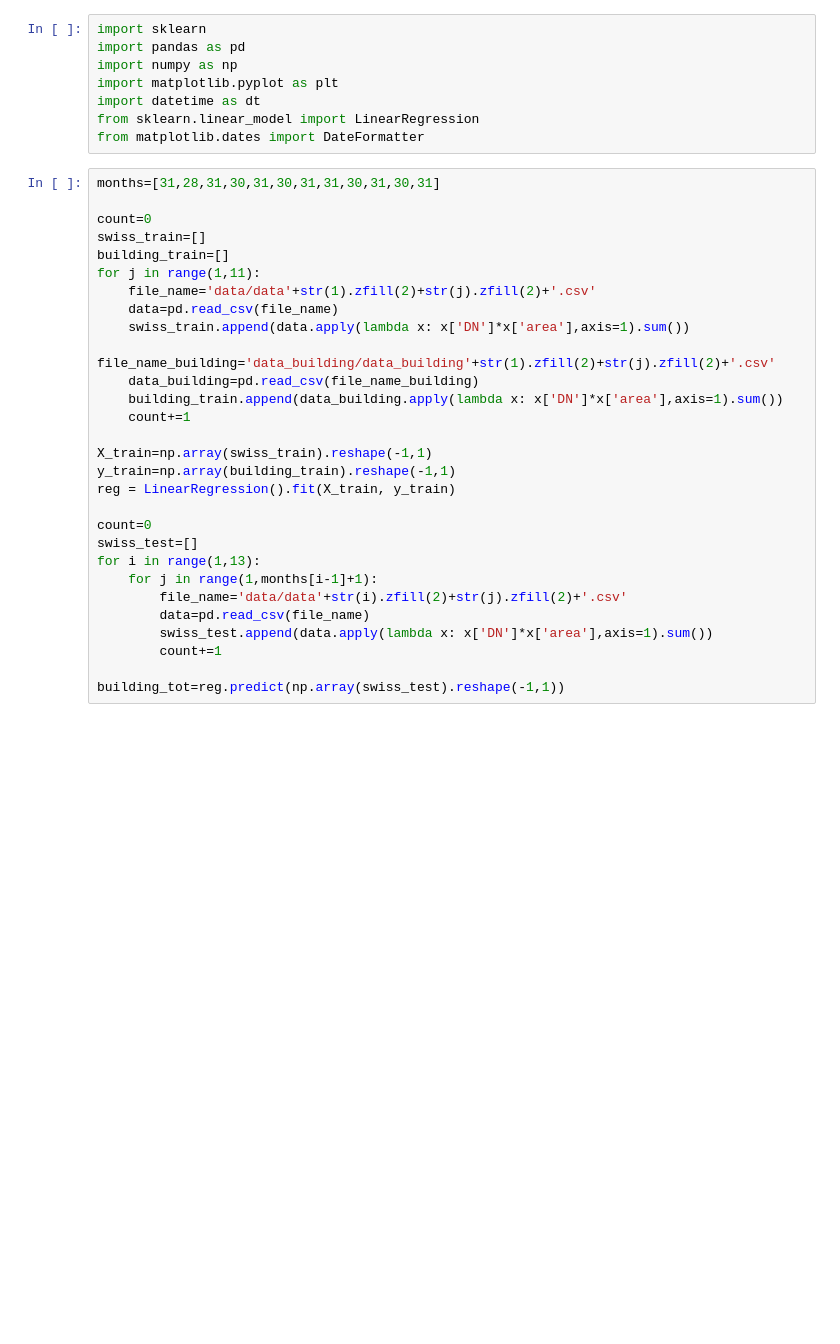
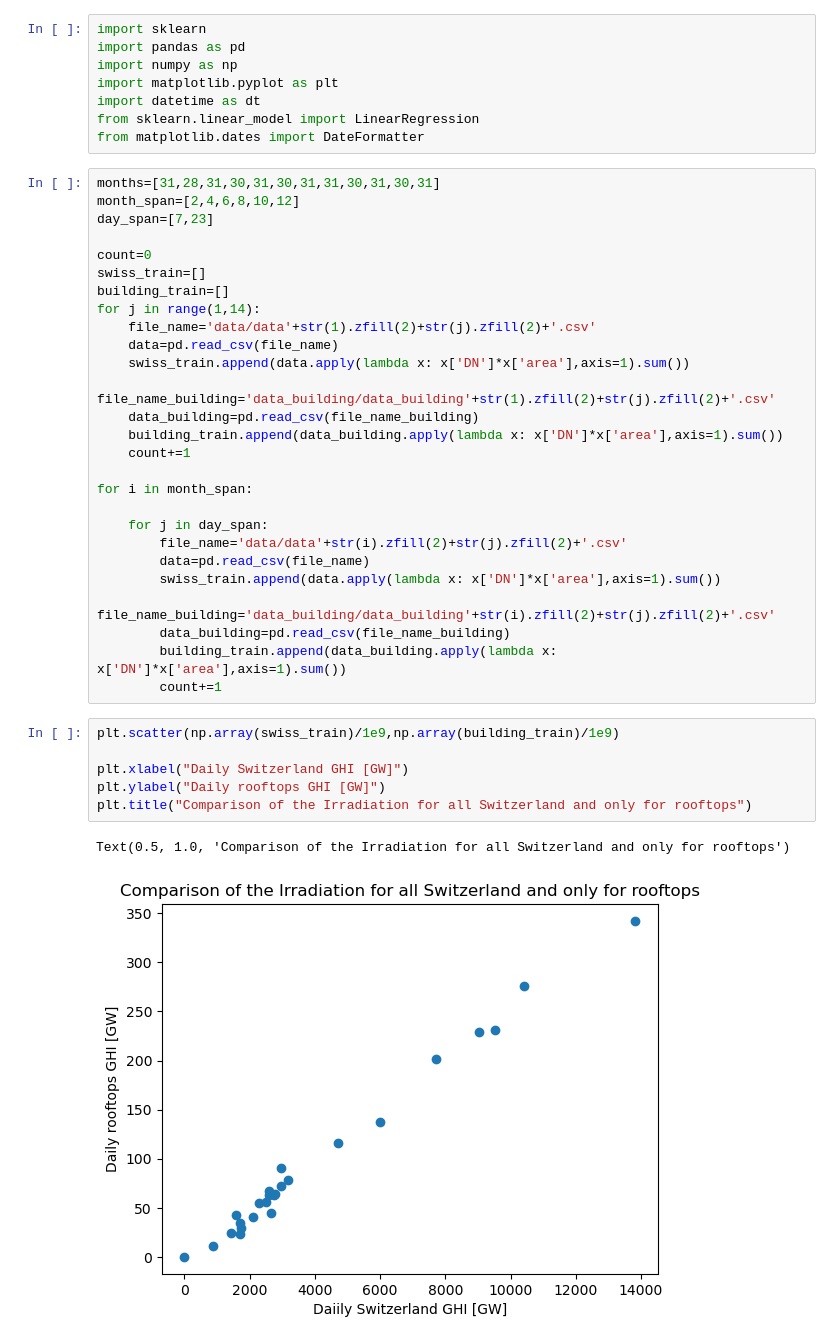
Before and after one commit to mircopesent/SOLAR, a Jupyter notebook: analyze_data.ipynb, the cells around one changed output. Cells and saved outputs as stored; diff of their text form; blank space fills up the shorter version.

```diff
--- a/analyze_data.ipynb
+++ b/analyze_data.ipynb
@@ -8,11 +8,13 @@ from sklearn.linear_model import LinearRegression
 from matplotlib.dates import DateFormatter
 # %%
 months=[31,28,31,30,31,30,31,31,30,31,30,31]
+month_span=[2,4,6,8,10,12]
+day_span=[7,23]
 
 count=0
 swiss_train=[]
 building_train=[]
-for j in range(1,11):
+for j in range(1,14):
     file_name='data/data'+str(1).zfill(2)+str(j).zfill(2)+'.csv'
     data=pd.read_csv(file_name)
     swiss_train.append(data.apply(lambda x: x['DN']*x['area'],axis=1).sum())
@@ -21,17 +23,22 @@ for j in range(1,11):
     building_train.append(data_building.apply(lambda x: x['DN']*x['area'],axis=1).sum())
     count+=1
 
-X_train=np.array(swiss_train).reshape(-1,1)
-y_train=np.array(building_train).reshape(-1,1)
-reg = LinearRegression().fit(X_train, y_train)
+for i in month_span:
 
-count=0
-swiss_test=[]
-for i in range(1,13):
-    for j in range(1,months[i-1]+1):
+    for j in day_span:
         file_name='data/data'+str(i).zfill(2)+str(j).zfill(2)+'.csv'
         data=pd.read_csv(file_name)
-        swiss_test.append(data.apply(lambda x: x['DN']*x['area'],axis=1).sum())
+        swiss_train.append(data.apply(lambda x: x['DN']*x['area'],axis=1).sum())
+        file_name_building='data_building/data_building'+str(i).zfill(2)+str(j).zfill(2)+'.csv'
+        data_building=pd.read_csv(file_name_building)
+        building_train.append(data_building.apply(lambda x: x['DN']*x['area'],axis=1).sum())
         count+=1
-
-building_tot=reg.predict(np.array(swiss_test).reshape(-1,1))
+# %%
+plt.scatter(np.array(swiss_train)/1e9,np.array(building_train)/1e9)
+
+plt.xlabel("Daily Switzerland GHI [GW]")
+plt.ylabel("Daily rooftops GHI [GW]")
+plt.title("Comparison of the Irradiation for all Switzerland and only for rooftops")
+# %% [output]
+Text(0.5, 1.0, 'Comparison of the Irradiation for all Switzerland and only for rooftops')
+[figure, added]
```
Also changed, not shown: parts of 6 cells of this notebook, 16 other files.
